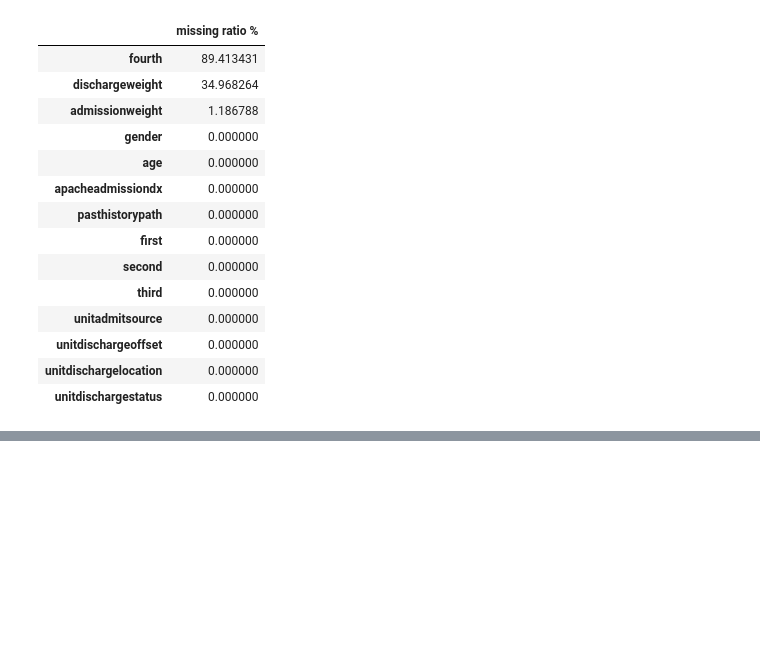
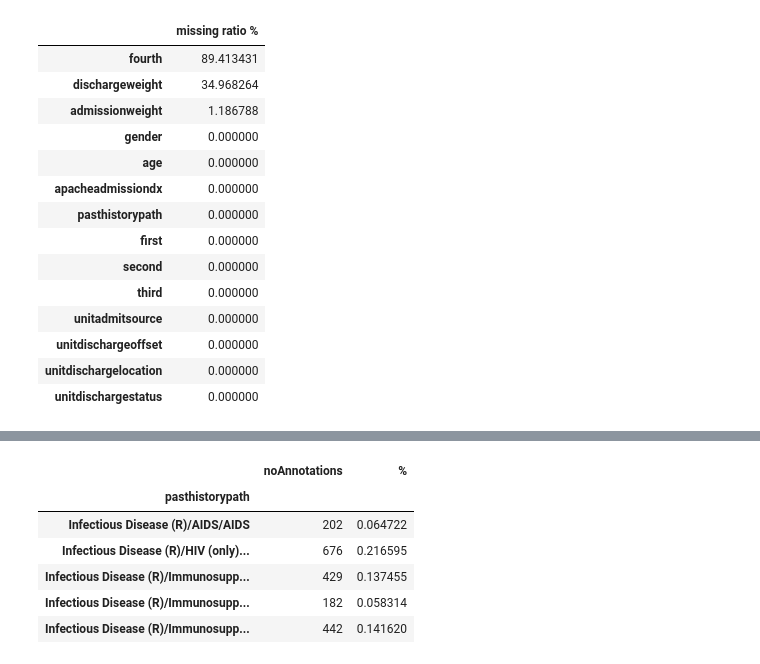
Before and after one commit to joy628/master-project, a Jupyter notebook: data-prepossing-2/pastHistory.ipynb, the cells around one changed output, grey strips where cells are left out. Drawn from its saved outputs; the diff is of its cells as text; code cells hidden in the pictures; blank space fills up the shorter version.

```diff
--- a/data-prepossing-2/pastHistory.ipynb
+++ b/data-prepossing-2/pastHistory.ipynb
@@ -193,0 +213,16 @@ missing_ratio
+# %%
+for disease in frequency1.index.get_level_values('first'):
+    df_ = df1[df1['first'] == disease]
+    frequency11 = pd.DataFrame()
+    frequency11['noAnnotations'] = df_['pasthistorypath'].value_counts()
+    frequency11['%'] = df_['pasthistorypath'].value_counts() / len(df1.index) * 100
+    frequency11.sort_index(level = ['pasthistorypath'], inplace = True)
+frequency11.head()
+# %% [output]
+|  | noAnnotations | % |
+| pasthistorypath |  |  |
+| Infectious Disease (R)/AIDS/AIDS | 202 | 0.064722 |
+| Infectious Disease (R)/HIV (only)... | 676 | 0.216595 |
+| Infectious Disease (R)/Immunosupp... | 429 | 0.137455 |
+| Infectious Disease (R)/Immunosupp... | 182 | 0.058314 |
+| Infectious Disease (R)/Immunosupp... | 442 | 0.141620 |
```
Also changed, not shown: parts of 4 cells of this notebook.
